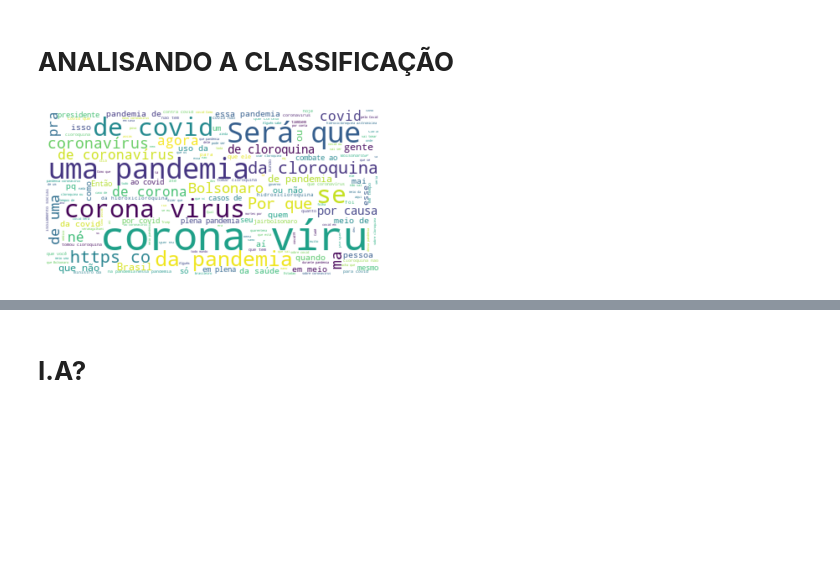
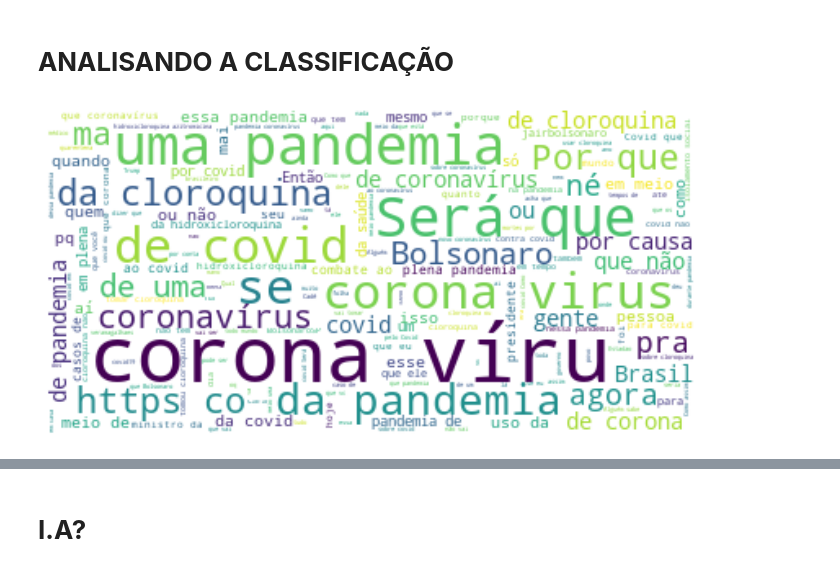
Before and after one commit to pauloigorms/covid-twitter-pecd, a Jupyter notebook: Programacao_Ciencia_Dados.ipynb, the cells around one changed output, grey strips where cells are left out. Drawn from its saved outputs; the diff is of its cells as text; code cells hidden in the pictures; blank space fills up the shorter version.

```diff
--- a/Programacao_Ciencia_Dados.ipynb
+++ b/Programacao_Ciencia_Dados.ipynb
@@ -344,12 +323,12 @@ for i in range(0, len(duvidas_file['Perguntas'])):
 # %%
 perguntas = " ".join(twitter for twitter in texto_classificado.Perguntas)
 wordcloud = WordCloud(background_color="white").generate(perguntas)
-plt.figure()
+plt.figure(figsize=(13,6))
 plt.imshow(wordcloud, interpolation='bilinear')
 plt.axis("off")
 plt.show()
 # %% [output]
-[figure, old version]
+[figure, new version]
 # %%
 texto_classificado['data'] = np.nan
 texto_classificado['pais'] = np.nan
```
Also changed, not shown: parts of 14 cells of this notebook.
